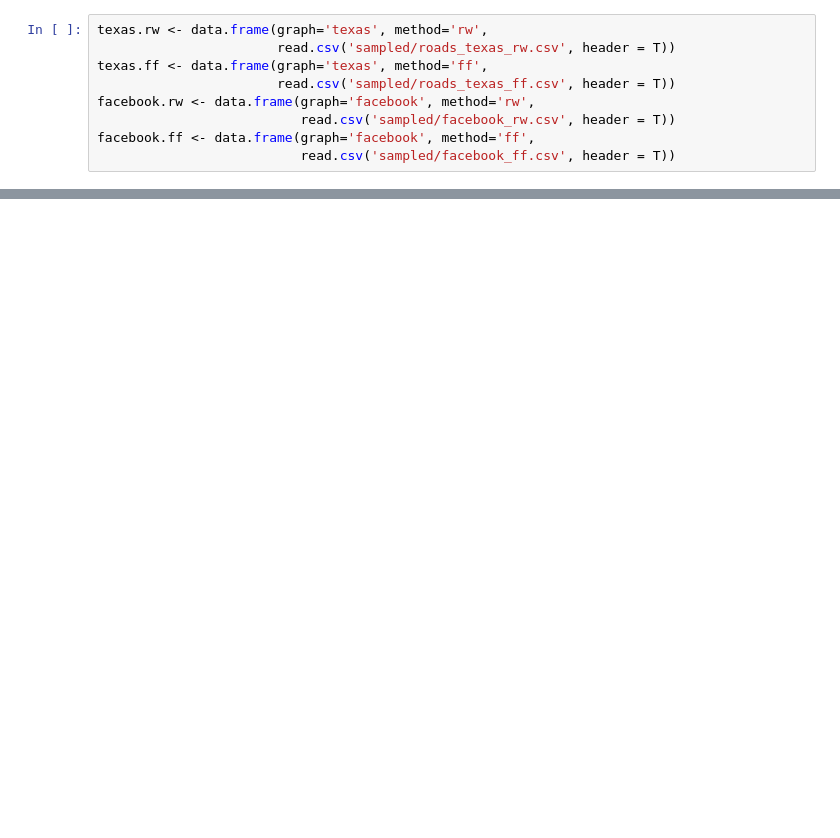
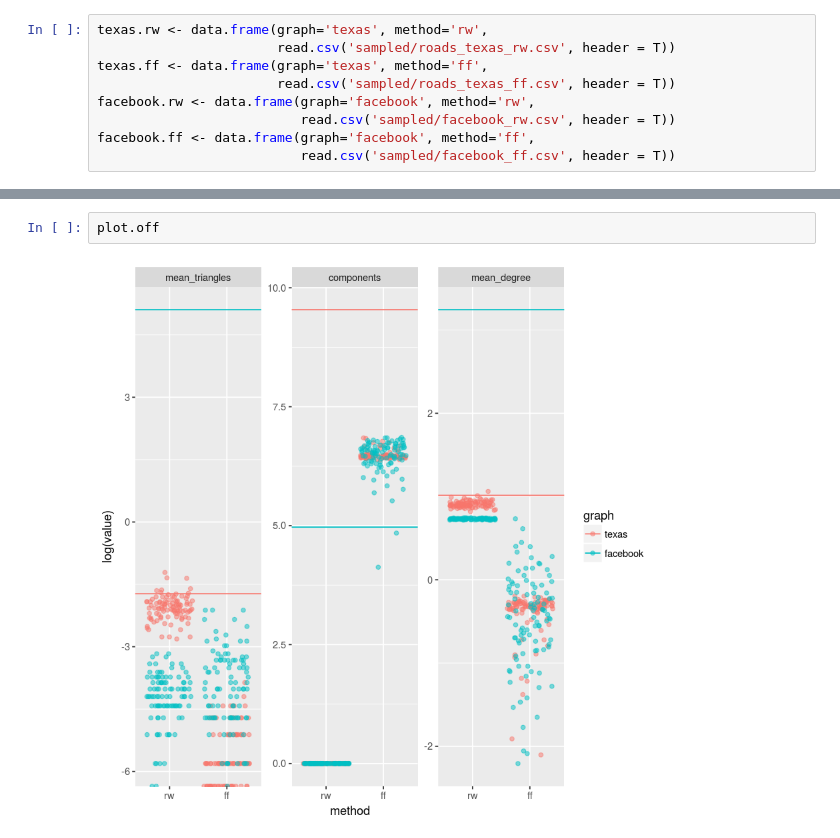
Before and after one commit to phipsgabler/netsci-01, a Jupyter notebook: sample_statistics.ipynb, the cells around one changed output, grey strips where cells are left out. Saved outputs shown, nothing was run; the diff lists cells and outputs as text; blank space fills up the shorter version.

```diff
--- a/sample_statistics.ipynb
+++ b/sample_statistics.ipynb
@@ -53,0 +87,4 @@ ggplot(analyzed.data, aes(x=method, y=value)) +
+# %%
+plot.off
+# %% [output]
+[figure, added]
```
Also changed, not shown: parts of 7 cells of this notebook.
